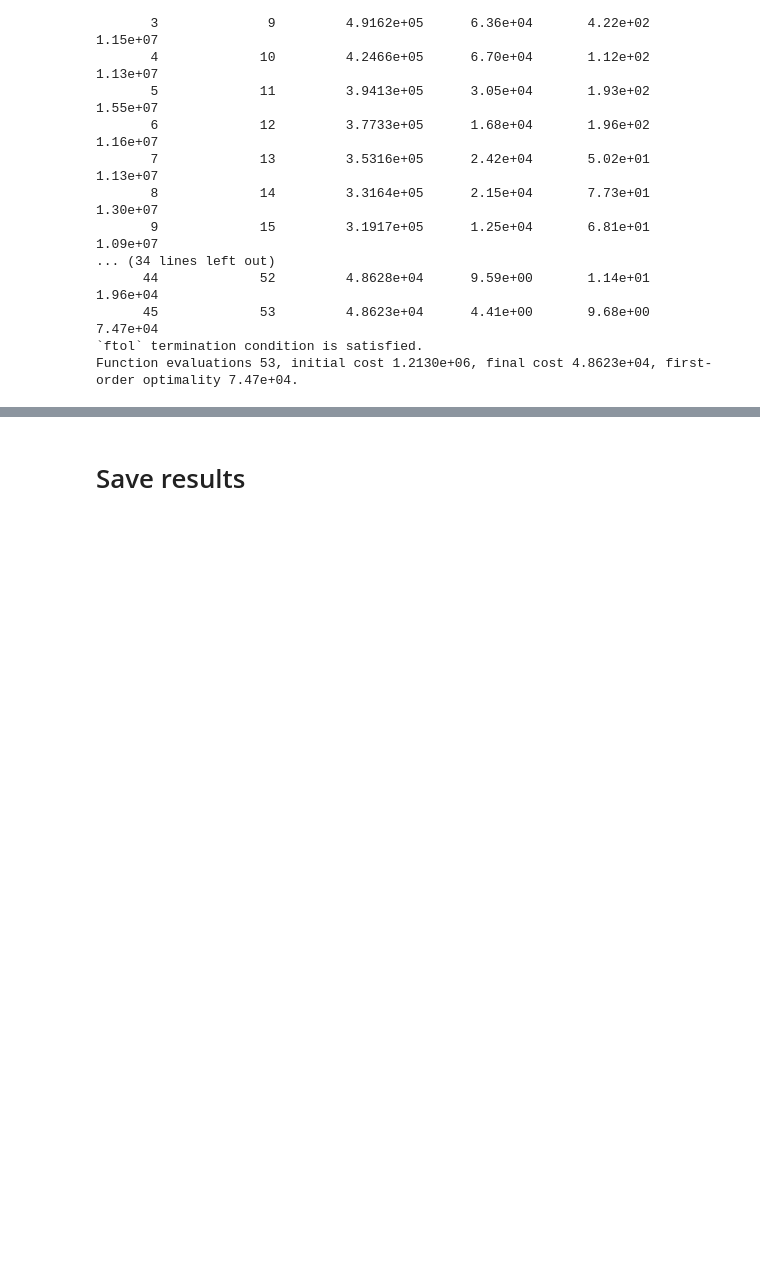
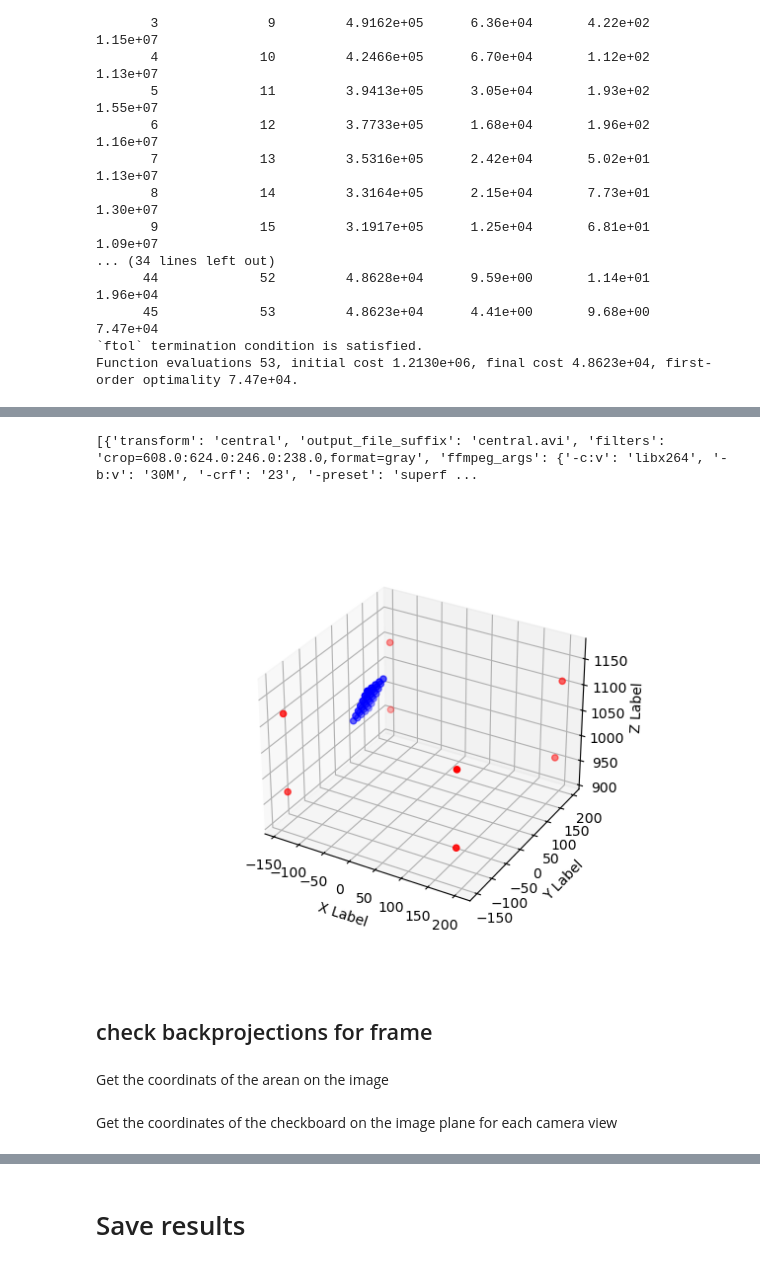
Before and after one commit to iurillilab/3d-setup, a Jupyter notebook: complete_pipeline/2_calibration_tutorial copy.ipynb, the cells around one changed output, grey strips where cells are left out. Drawn from its saved outputs; the diff is of its cells as text; code cells hidden in the pictures; blank space fills up the shorter version.

```diff
--- a/complete_pipeline/2_calibration_tutorial copy.ipynb
+++ b/complete_pipeline/2_calibration_tutorial copy.ipynb
@@ -55,3 +52,5 @@ video_paths
+# %%
+camera_sequence = [Path(video_path).stem.split("_")[-1].split(".avi")[0] for video_path in video_paths]
 # %% [markdown]
 # Calibrate
 # %% [markdown]
@@ -303,0 +198,50 @@ plt.show()
+# %%
+file = r"D:\P05_3DRIG_YE-LP\e01_mouse_hunting\v04_mice-hunting\test_cropping\calibration_retest\Calibration\multicam_video_2024-08-03T16_36_58_20241111-164517.json"
+
+import json
+
+with open(file) as f:
+    d = json.load(f)
+    print(d)
+coordinates = d[-1]
+coordinates_ars = {}
+for key, value in coordinates['points_coordinate'].items():
+    coordinates_ars[key] = np.array(value)
+
+right_arr = [coordinates_ars[cam] for cam in camera_sequence]   #[coordinates_ars['central'], coordinates_ars['mirror-bottom'], coordinates_ars['mirror-left'], coordinates_ars['mirror-right'], coordinates_ars['mirror-top']]
+right_arr = np.stack([np.expand_dims(np.array(arr), 0) for arr in right_arr], 0)
+
+arena_3d = triangulate_all_keypoints(right_arr[:, :, :, [1, 0]], adj_extrinsics, adj_intrinsics)
+# arena_triangulation = []
+# for i in tqdm(range(8)):
+#     arena_triangulation.append(mcc.triangulate(right_arr2[:, :, i, [1, 0]], adj_extrinsics, adj_intrinsics))
+# arena_triangulation = np.array(arena_triangulation).squeeze()
+arena_frame = arena_3d[:, 0, :]
+# %% [output]
+[{'transform': 'central', 'output_file_suffix': 'central.avi', 'filters': 'crop=608.0:624.0:246.0:238.0,format=gray', 'ffmpeg_args': {'-c:v': 'libx264', '-b:v': '30M', '-crf': '23', '-preset': 'superf ...
+# %%
+%matplotlib widget
+import matplotlib.pyplot as plt
+import numpy as np
+
+
+
+fig = plt.figure()
+ax = fig.add_subplot(projection='3d')
+
+
+
+
+ax.scatter(checkboard_frame[:, 0], checkboard_frame[:, 1], checkboard_frame[:, 2], c='b')
+ax.scatter(arena_frame[:, 0], arena_frame[:, 1], arena_frame[:, 2], c='r')
+ax.set_xlabel('X Label')
+ax.set_ylabel('Y Label')
+ax.set_zlabel('Z Label')
+plt.axis("equal")
+plt.show()
+# %% [output]
+[figure, added]
+# %% [markdown]
+## check backprojections for frame
+# %% [markdown]
+Get the coordinats of the arean on the image
@@ -303,0 +253,2 @@ plt.show()
+# %% [markdown]
+Get the coordinates of the checkboard on the image plane for each camera view
```
Also changed, not shown: parts of 37 cells of this notebook.
